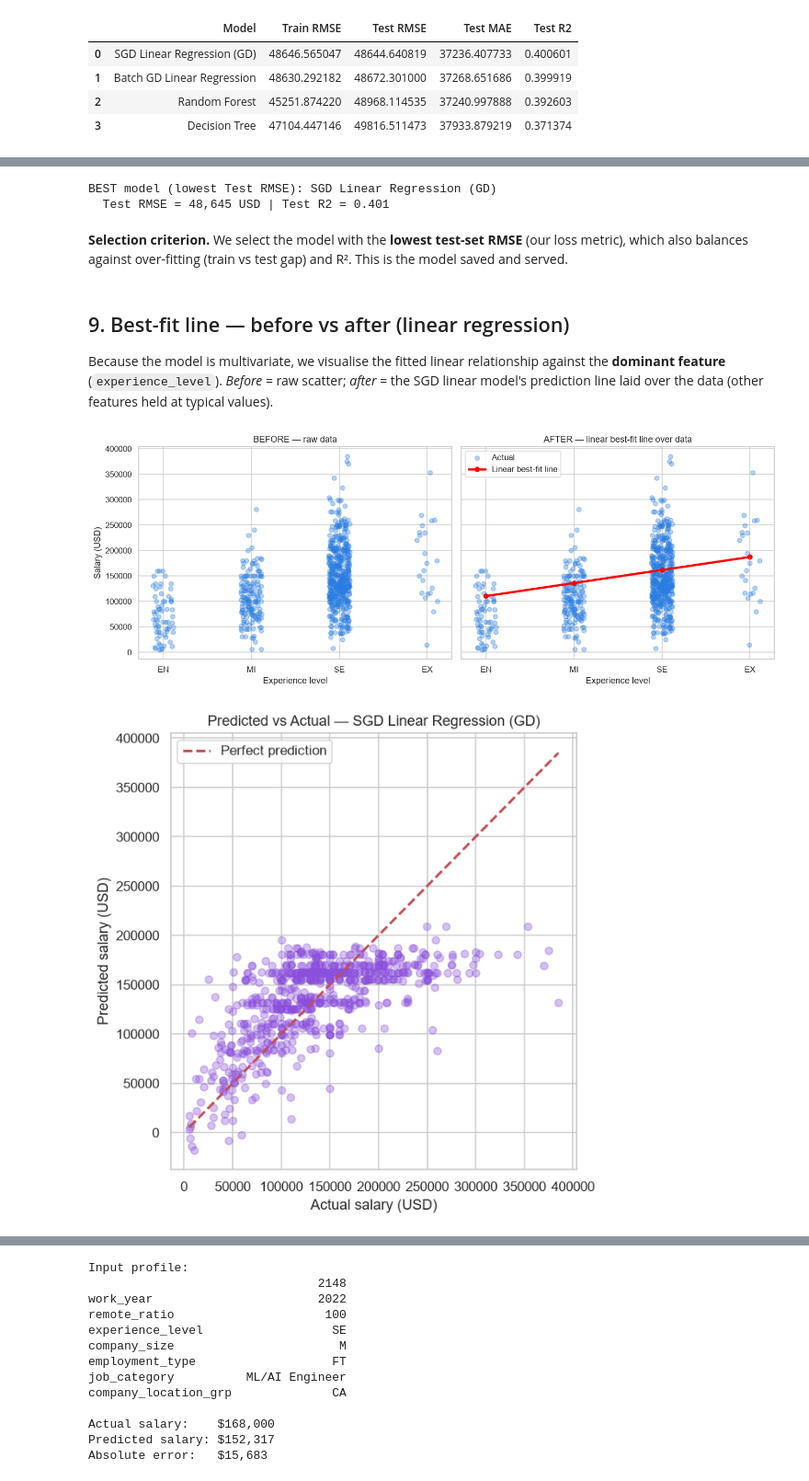
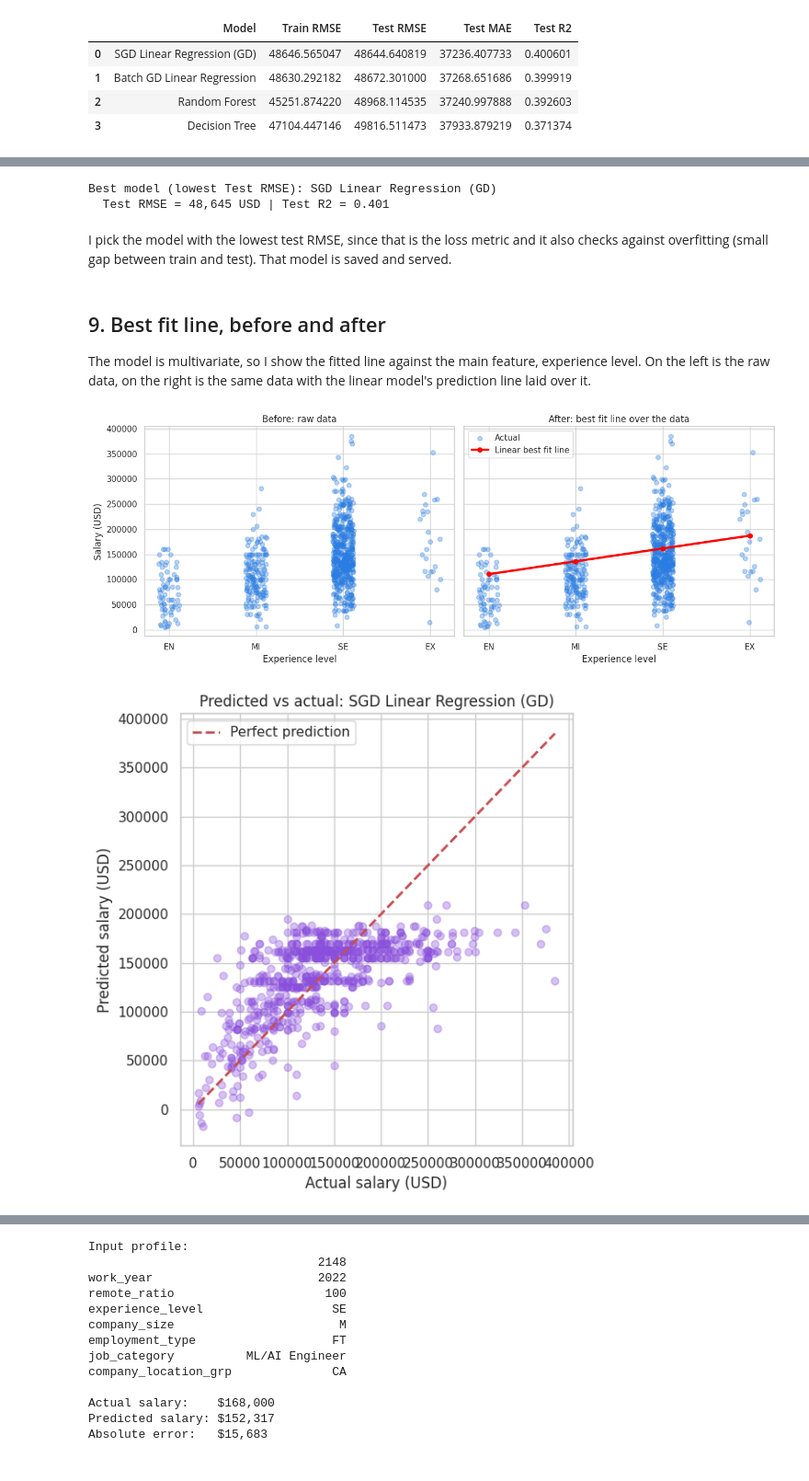
Before and after one commit to SHYAKA-Aime/Regression-Analysis-Mobile-Application, a Jupyter notebook: summative/linear_regression/multivariate.ipynb, the cells around one changed output, grey strips where cells are left out. Shown at 92% size. Drawn from its saved outputs; the diff is of its cells as text; code cells hidden in the pictures.

Commit message:
notebook: revise write-up, add Colab dataset fallback, and stop writing plot files

```diff
--- a/summative/linear_regression/multivariate.ipynb
+++ b/summative/linear_regression/multivariate.ipynb
@@ -55,5 +54,5 @@ scikit-learn ready.
 # %%
-df = pd.read_csv(DATA_PATH)
+df = pd.read_csv(DATA_PATH if os.path.exists(DATA_PATH) else DATA_URL)
 print("Shape:", df.shape)
 df.head()
 # %% [output]
@@ -430,0 +188,36 @@ Trained: ['SGD Linear Regression (GD)', 'Batch GD Linear Regression', 'Random Fo
+# %%
+def engineer_features(df):
+    """Feature engineering shared with the API. Safe to run on the raw or already
+    engineered data, because missing columns are skipped."""
+    df = df.copy()
+    df = df.drop(columns=["salary", "salary_currency", "employee_residence"], errors="ignore")
+
+    def job_cat(t):
+        t = str(t).lower()
+        if any(k in t for k in ["manager", "lead", "head", "director", "principal"]):
+            return "Management"
+        if any(k in t for k in ["machine learning", "ml engineer", "ai ", " ai", "deep learning", "computer vision", "nlp"]):
+            return "ML/AI Engineer"
+        if any(k in t for k in ["engineer", "developer", "architect"]):
+            return "Data Engineer"
+        if any(k in t for k in ["scientist", "research"]):
+            return "Data Scientist"
+        if any(k in t for k in ["analyst", "analytics"]):
+            return "Data Analyst"
+        return "Other"
+
+    if "job_title" in df.columns:
+        df["job_category"] = df["job_title"].apply(job_cat)
+        df = df.drop(columns=["job_title"])
+
+    top_locs = ["US", "GB", "CA", "ES", "IN", "DE"]
+    if "company_location" in df.columns:
+        df["company_location_grp"] = df["company_location"].apply(lambda x: x if x in top_locs else "Other")
+        df = df.drop(columns=["company_location"])
+    return df
+
+data = engineer_features(df)
+print("Columns after engineering:", list(data.columns))
+print("job_category:", data["job_category"].value_counts().to_dict())
+print("company_location_grp:", data["company_location_grp"].value_counts().to_dict())
+data.head()
@@ -459,59 +448,57 @@ plt.tight_layout(); plt.savefig(f"{IMG_DIR}/06_model_comparison.png", bbox_inche
 # %%
 best_name = results.iloc[0]["Model"]
 best_model = models[best_name]
-print(f"BEST model (lowest Test RMSE): {best_name}")
+print(f"Best model (lowest Test RMSE): {best_name}")
 print(f"  Test RMSE = {results.iloc[0]['Test RMSE']:,.0f} USD | Test R2 = {results.iloc[0]['Test R2']:.3f}")
 # %% [output]
-BEST model (lowest Test RMSE): SGD Linear Regression (GD)
+Best model (lowest Test RMSE): SGD Linear Regression (GD)
   Test RMSE = 48,645 USD | Test R2 = 0.401
 # %% [markdown]
-**Selection criterion.** We select the model with the **lowest test-set RMSE** (our loss metric),
-which also balances against over-fitting (train vs test gap) and R². This is the model saved and served.
+I pick the model with the lowest test RMSE, since that is the loss metric and it also
+checks against overfitting (small gap between train and test). That model is saved and served.
 # %% [markdown]
-## 9. Best-fit line — before vs after (linear regression)
+## 9. Best fit line, before and after
 
-Because the model is multivariate, we visualise the fitted linear relationship against the **dominant
-feature** (`experience_level`). *Before* = raw scatter; *after* = the SGD linear model's prediction line
-laid over the data (other features held at typical values).
+The model is multivariate, so I show the fitted line against the main feature,
+experience level. On the left is the raw data, on the right is the same data with the
+linear model's prediction line laid over it.
 # %%
 lin_model = models["SGD Linear Regression (GD)"]
 exp_map = {"EN":1, "MI":2, "SE":3, "EX":4}
 x_num = X_test["experience_level"].map(exp_map).astype(float)
 jitter = np.random.uniform(-0.12, 0.12, size=len(x_num))
 
-# build a "typical profile" and vary only experience level to trace the line
+# hold every other feature at a typical value and vary only experience level
 typical = X_train.mode().iloc[0]
 line_rows = []
 for lvl in ["EN","MI","SE","EX"]:
     r = typical.copy(); r["experience_level"] = lvl; line_rows.append(r)
-line_df = pd.DataFrame(line_rows)
-line_pred = lin_model.predict(line_df)
+line_pred = lin_model.predict(pd.DataFrame(line_rows))
 
 fig, ax = plt.subplots(1, 2, figsize=(13, 5), sharey=True)
 ax[0].scatter(x_num + jitter, y_test, alpha=0.35, color="#2a7de1")
-ax[0].set_title("BEFORE — raw data")
+ax[0].set_title("Before: raw data")
 ax[0].set_xticks([1,2,3,4]); ax[0].set_xticklabels(["EN","MI","SE","EX"])
 ax[0].set_xlabel("Experience level"); ax[0].set_ylabel("Salary (USD)")
 
 ax[1].scatter(x_num + jitter, y_test, alpha=0.35, color="#2a7de1", label="Actual")
-ax[1].plot([1,2,3,4], line_pred, color="red", lw=3, marker="o", label="Linear best-fit line")
-ax[1].set_title("AFTER — linear best-fit line over data")
+ax[1].plot([1,2,3,4], line_pred, color="red", lw=3, marker="o", label="Linear best fit line")
+ax[1].set_title("After: best fit line over the data")
 ax[1].set_xticks([1,2,3,4]); ax[1].set_xticklabels(["EN","MI","SE","EX"])
 ax[1].set_xlabel("Experience level"); ax[1].legend()
-plt.tight_layout(); plt.savefig(f"{IMG_DIR}/07_best_fit_line.png", bbox_inches="tight"); plt.show()
+plt.tight_layout(); plt.show()
 # %% [output]
-[figure, old version]
+[figure, new version]
 # %%
-# Predicted vs actual for the BEST model (diagnostic scatter)
+# predicted vs actual for the best model
 pred_best = best_model.predict(X_test)
 plt.figure(figsize=(6,6))
 plt.scatter(y_test, pred_best, alpha=0.35, color="#8a4fdc")
 lims = [y_test.min(), y_test.max()]
 plt.plot(lims, lims, "r--", lw=2, label="Perfect prediction")
 plt.xlabel("Actual salary (USD)"); plt.ylabel("Predicted salary (USD)")
-plt.title(f"Predicted vs Actual — {best_name}")
-plt.legend(); plt.tight_layout()
-plt.savefig(f"{IMG_DIR}/08_pred_vs_actual.png", bbox_inches="tight"); plt.show()
+plt.title(f"Predicted vs actual: {best_name}")
+plt.legend(); plt.tight_layout(); plt.show()
 # %% [output]
-[figure, old version]
+[figure, new version]
 # %% [markdown]
```
Also changed, not shown: parts of 53 cells of this notebook, 8 other files.
